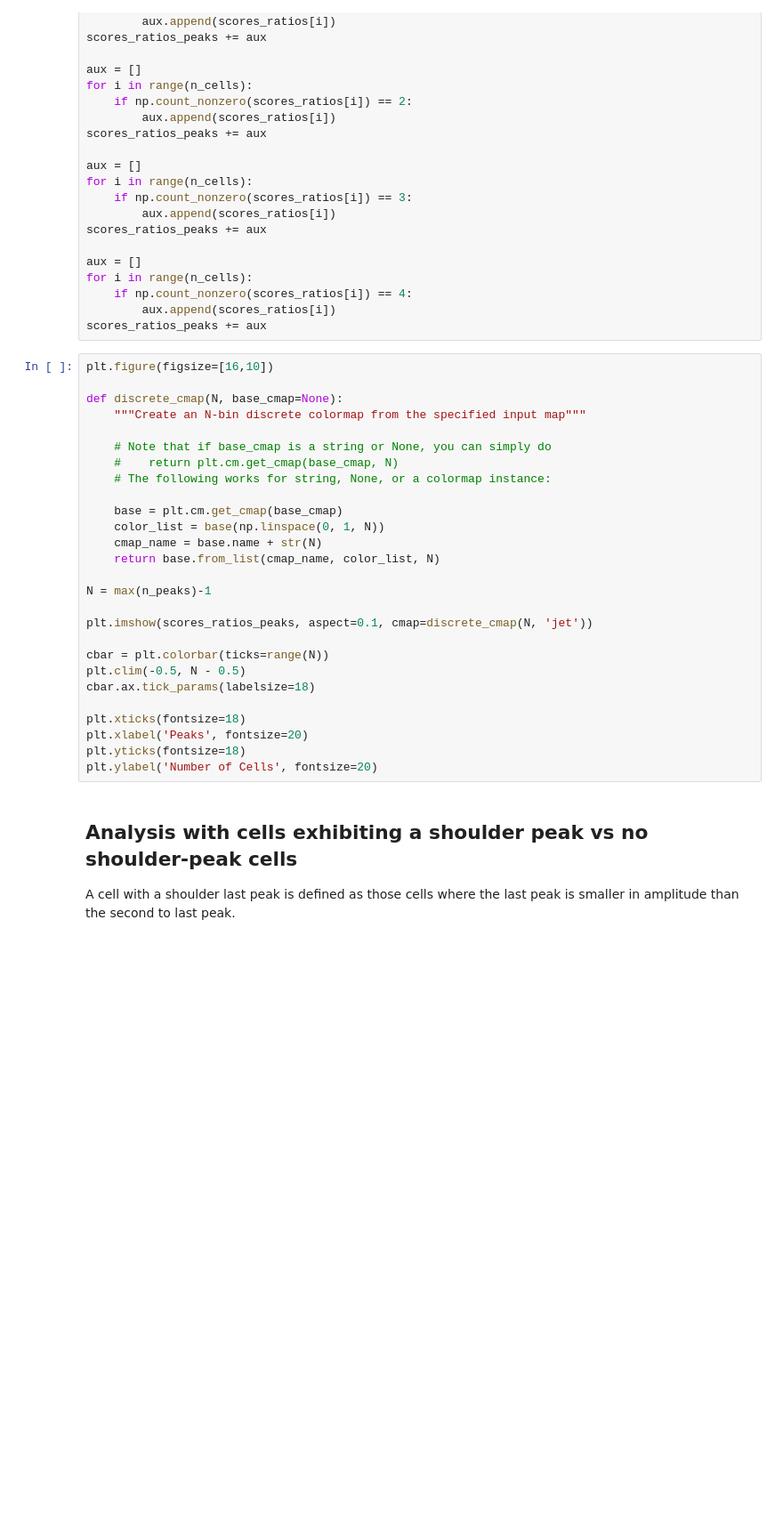
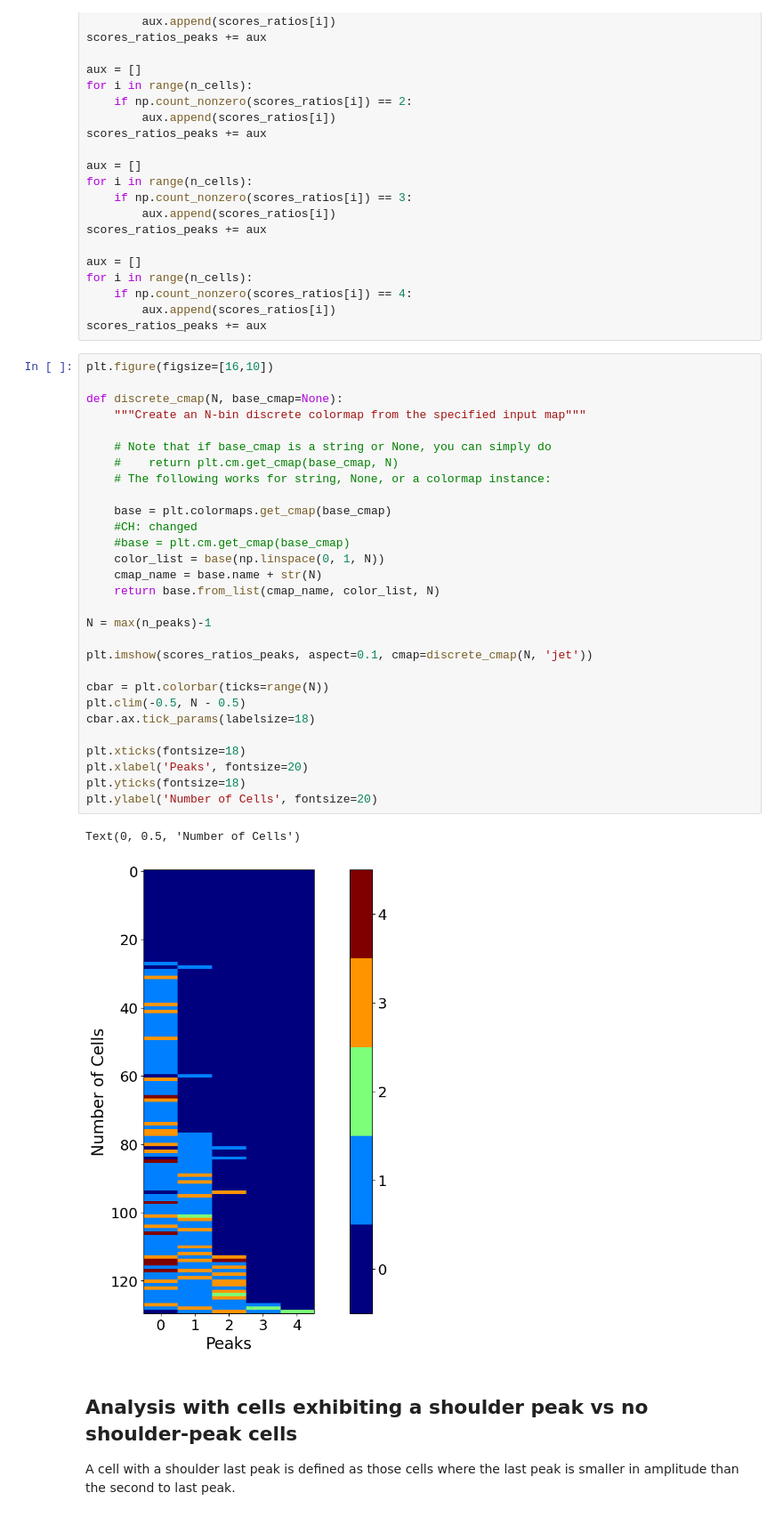
Before and after one commit to EPFL-TOP/WSC_NotebooksPaper, a Jupyter notebook: notebooks/FigureS2-invivo.ipynb, the cells around one changed output. Shown at 89% size. Drawn from its saved outputs; the diff is of its cells as text; blank space fills up the shorter version.

```diff
--- a/notebooks/FigureS2-invivo.ipynb
+++ b/notebooks/FigureS2-invivo.ipynb
@@ -467,30 +475,35 @@ scores_ratios_peaks += aux
 # %%
 plt.figure(figsize=[16,10])
 
 def discrete_cmap(N, base_cmap=None):
     """Create an N-bin discrete colormap from the specified input map"""
 
     # Note that if base_cmap is a string or None, you can simply do
     #    return plt.cm.get_cmap(base_cmap, N)
     # The following works for string, None, or a colormap instance:
 
-    base = plt.cm.get_cmap(base_cmap)
+    base = plt.colormaps.get_cmap(base_cmap)
+    #CH: changed
+    #base = plt.cm.get_cmap(base_cmap)
     color_list = base(np.linspace(0, 1, N))
     cmap_name = base.name + str(N)
     return base.from_list(cmap_name, color_list, N)
 
 N = max(n_peaks)-1
 
 plt.imshow(scores_ratios_peaks, aspect=0.1, cmap=discrete_cmap(N, 'jet'))
 
 cbar = plt.colorbar(ticks=range(N))
 plt.clim(-0.5, N - 0.5)
 cbar.ax.tick_params(labelsize=18)
 
 plt.xticks(fontsize=18)
 plt.xlabel('Peaks', fontsize=20)
 plt.yticks(fontsize=18)
 plt.ylabel('Number of Cells', fontsize=20)
+# %% [output]
+Text(0, 0.5, 'Number of Cells')
+[figure, added]
 # %% [markdown]
 ## Analysis with cells exhibiting a shoulder peak vs no shoulder-peak cells
 
```
Also changed, not shown: parts of 17 cells of this notebook, 7 other files.
